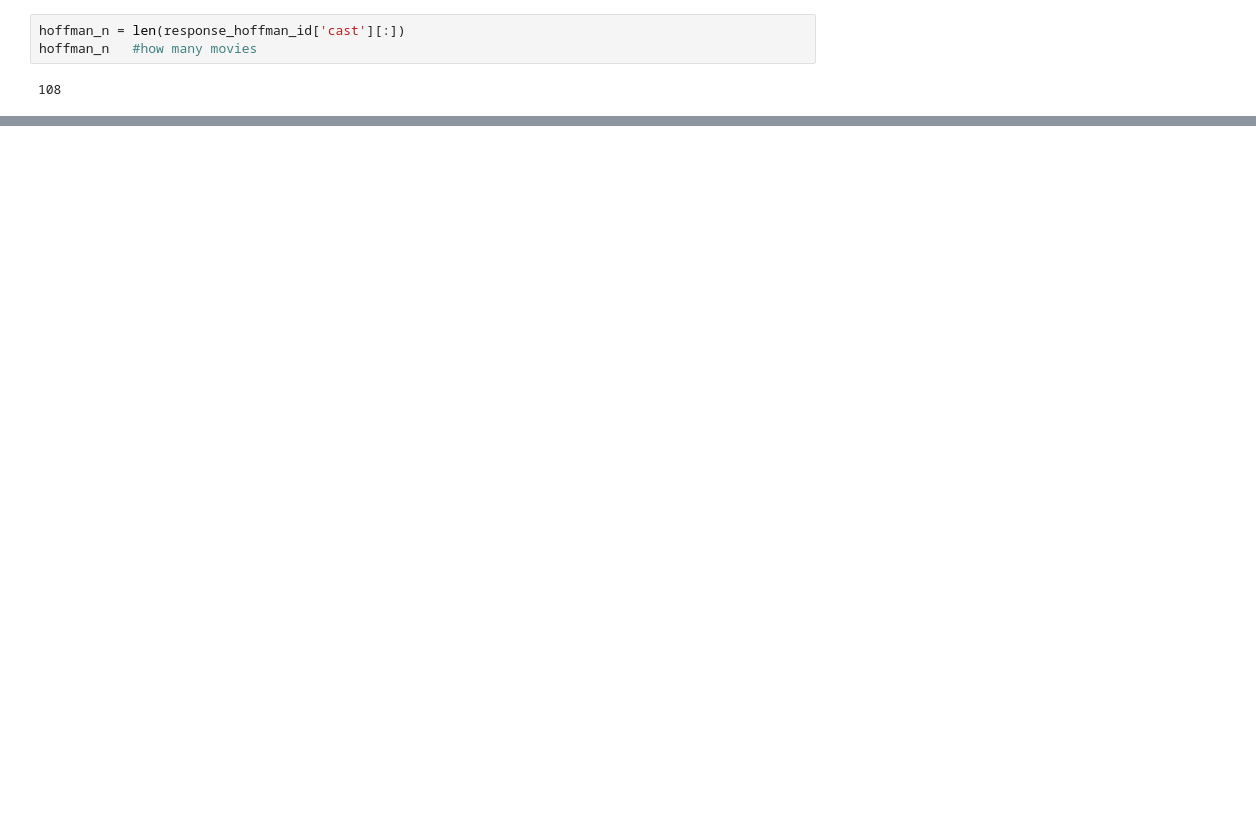
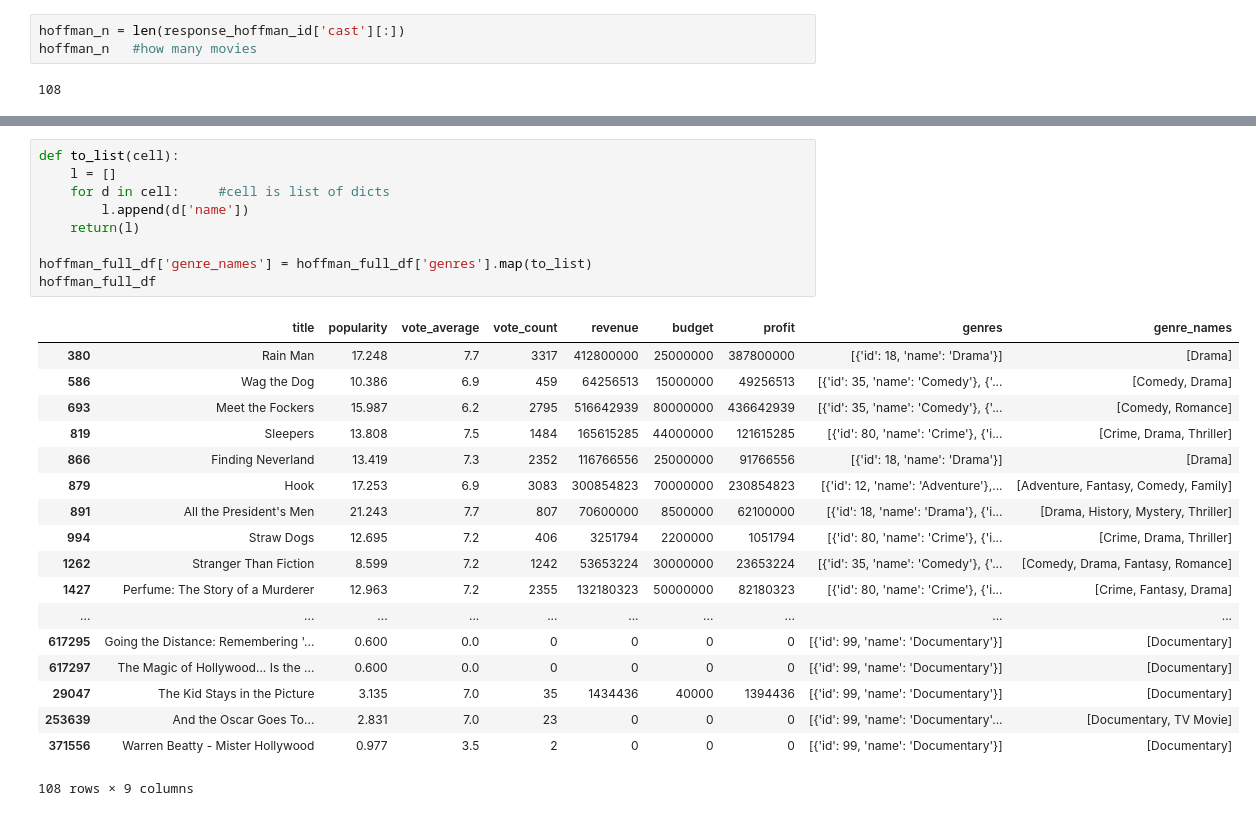
Before and after one commit to faltisco/Choose_Genre, a Jupyter notebook: EDA on TMDB.ipynb, the cells around one changed output, grey strips where cells are left out. Cells and saved outputs as stored; diff of their text form; blank space fills up the shorter version.

```diff
--- a/EDA on TMDB.ipynb
+++ b/EDA on TMDB.ipynb
@@ -166,0 +173,28 @@ hoffman_full_df
+# %%
+def to_list(cell):
+    l = []
+    for d in cell:     #cell is list of dicts
+        l.append(d['name'])
+    return(l)
+
+hoffman_full_df['genre_names'] = hoffman_full_df['genres'].map(to_list)
+hoffman_full_df
+# %% [output]
+|  | title | popularity | vote_average | vote_count | revenue | budget | profit | genres | genre_names |
+| 380 | Rain Man | 17.248 | 7.7 | 3317 | 412800000 | 25000000 | 387800000 | [{'id': 18, 'name': 'Drama'}] | [Drama] |
+| 586 | Wag the Dog | 10.386 | 6.9 | 459 | 64256513 | 15000000 | 49256513 | [{'id': 35, 'name': 'Comedy'}, {'... | [Comedy, Drama] |
+| 693 | Meet the Fockers | 15.987 | 6.2 | 2795 | 516642939 | 80000000 | 436642939 | [{'id': 35, 'name': 'Comedy'}, {'... | [Comedy, Romance] |
+| 819 | Sleepers | 13.808 | 7.5 | 1484 | 165615285 | 44000000 | 121615285 | [{'id': 80, 'name': 'Crime'}, {'i... | [Crime, Drama, Thriller] |
+| 866 | Finding Neverland | 13.419 | 7.3 | 2352 | 116766556 | 25000000 | 91766556 | [{'id': 18, 'name': 'Drama'}] | [Drama] |
+| 879 | Hook | 17.253 | 6.9 | 3083 | 300854823 | 70000000 | 230854823 | [{'id': 12, 'name': 'Adventure'},... | [Adventure, Fantasy, Comedy, Family] |
+| 891 | All the President's Men | 21.243 | 7.7 | 807 | 70600000 | 8500000 | 62100000 | [{'id': 18, 'name': 'Drama'}, {'i... | [Drama, History, Mystery, Thriller] |
+| 994 | Straw Dogs | 12.695 | 7.2 | 406 | 3251794 | 2200000 | 1051794 | [{'id': 80, 'name': 'Crime'}, {'i... | [Crime, Drama, Thriller] |
+| 1262 | Stranger Than Fiction | 8.599 | 7.2 | 1242 | 53653224 | 30000000 | 23653224 | [{'id': 35, 'name': 'Comedy'}, {'... | [Comedy, Drama, Fantasy, Romance] |
+| 1427 | Perfume: The Story of a Murderer | 12.963 | 7.2 | 2355 | 132180323 | 50000000 | 82180323 | [{'id': 80, 'name': 'Crime'}, {'i... | [Crime, Fantasy, Drama] |
+| ... | ... | ... | ... | ... | ... | ... | ... | ... | ... |
+| 617295 | Going the Distance: Remembering '... | 0.600 | 0.0 | 0 | 0 | 0 | 0 | [{'id': 99, 'name': 'Documentary'}] | [Documentary] |
+| 617297 | The Magic of Hollywood... Is the ... | 0.600 | 0.0 | 0 | 0 | 0 | 0 | [{'id': 99, 'name': 'Documentary'}] | [Documentary] |
+| 29047 | The Kid Stays in the Picture | 3.135 | 7.0 | 35 | 1434436 | 40000 | 1394436 | [{'id': 99, 'name': 'Documentary'}] | [Documentary] |
+| 253639 | And the Oscar Goes To... | 2.831 | 7.0 | 23 | 0 | 0 | 0 | [{'id': 99, 'name': 'Documentary'... | [Documentary, TV Movie] |
+| 371556 | Warren Beatty - Mister Hollywood | 0.977 | 3.5 | 2 | 0 | 0 | 0 | [{'id': 99, 'name': 'Documentary'}] | [Documentary] |
+108 rows × 9 columns
```
Also changed, not shown: parts of 18 cells of this notebook.
